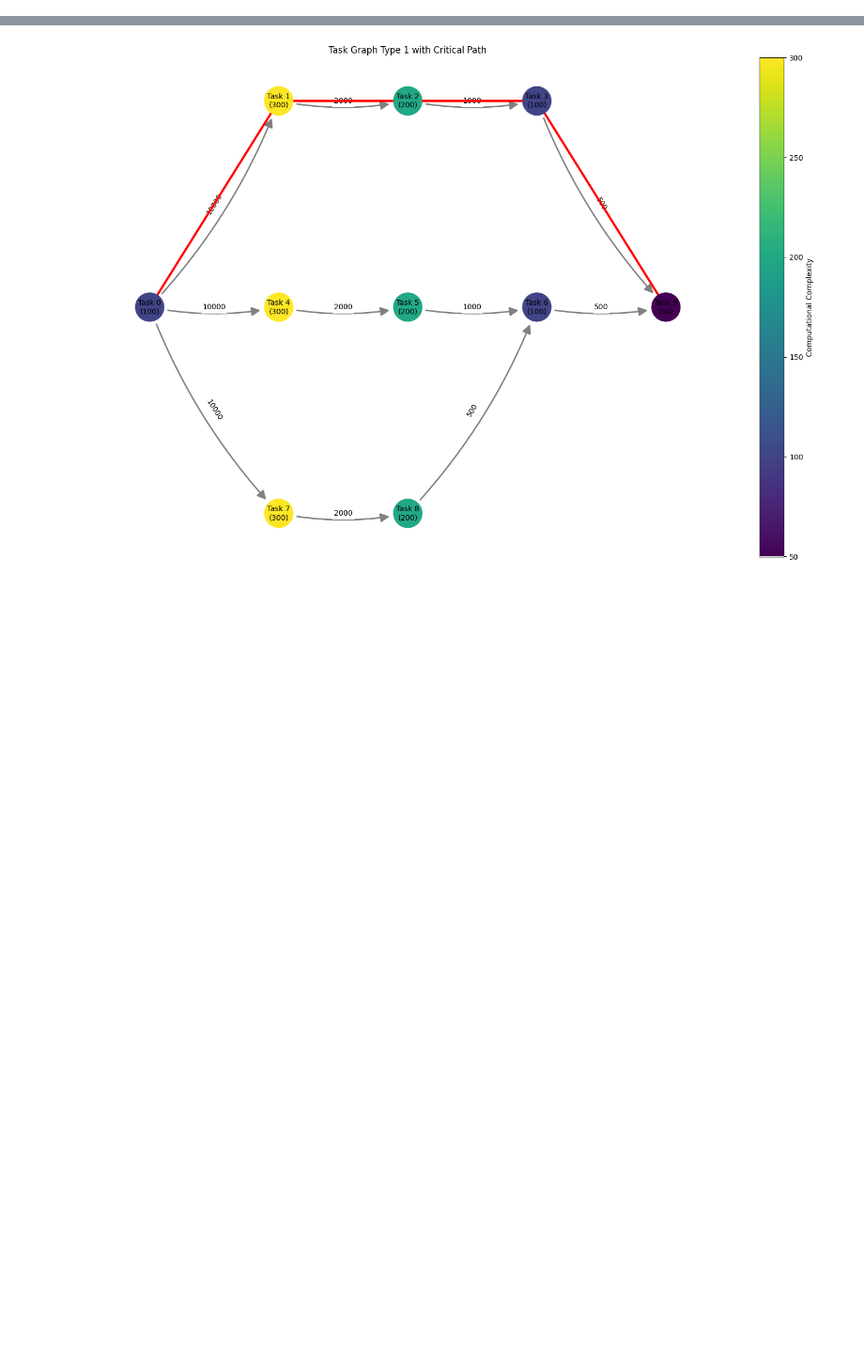
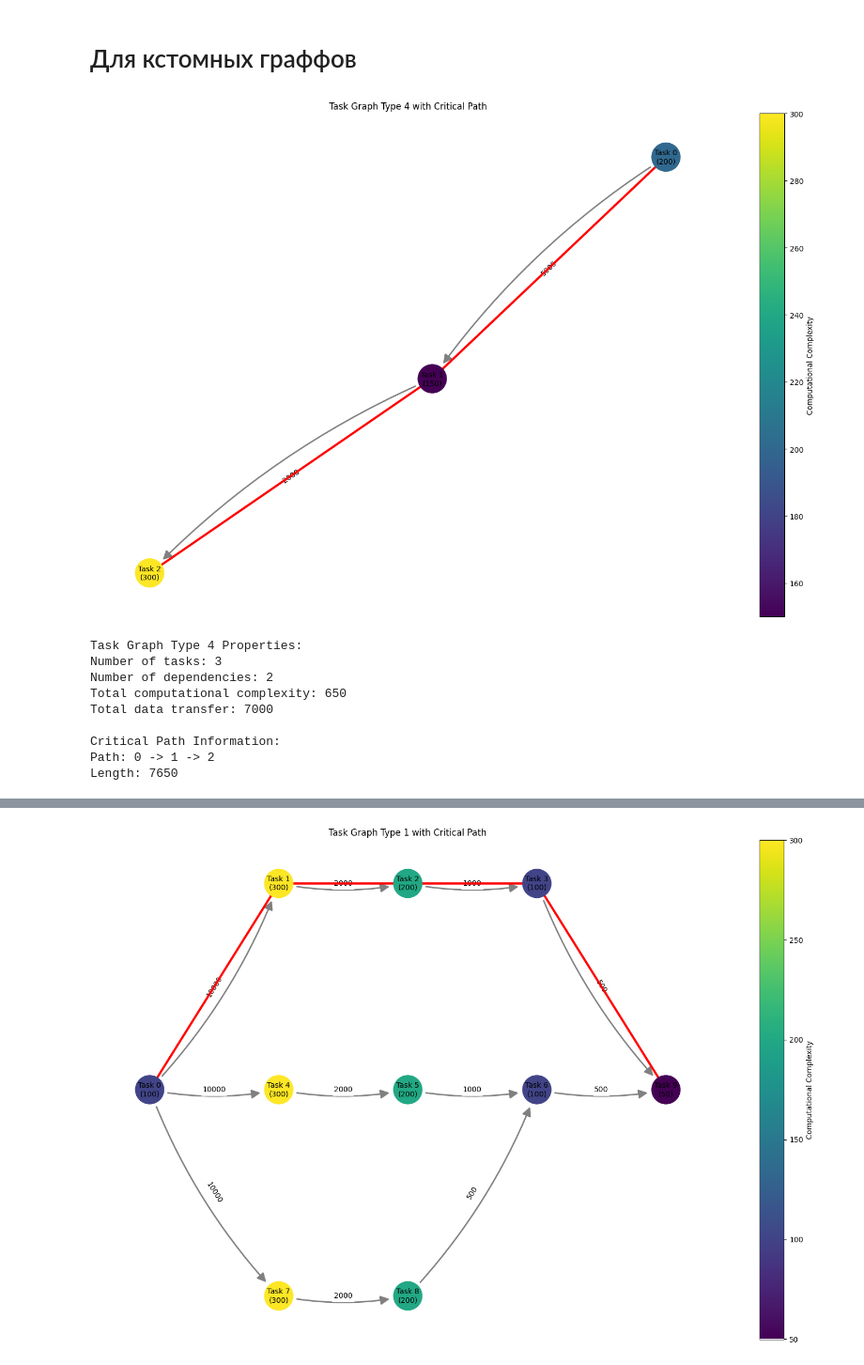
Before and after one commit to Me0n4ik/MATH, a Jupyter notebook: Новые расчеты/CASE 1.ipynb, the cells around one changed output, grey strips where cells are left out. Shown at 94% size. Drawn from its saved outputs; the diff is of its cells as text; code cells hidden in the pictures; blank space fills up the shorter version.

```diff
--- a/Новые расчеты/CASE 1.ipynb
+++ b/Новые расчеты/CASE 1.ipynb
@@ -9,3 +9,31 @@ from optiLib.problem import TaskGraph, NetGraph
 RANDOM_SEED = 1
 random.seed(RANDOM_SEED)
 np.random.seed(RANDOM_SEED)
+# %% [markdown]
+# Для кстомных граффов
+# %%
+custom_tasks = {
+    0: {"complexity": 200, "deadline": 500},
+    1: {"complexity": 150, "deadline": 600},
+    2: {"complexity": 300, "deadline": 700}
+}
+
+custom_edges = [
+    (0, 1, 5000),
+    (1, 2, 2000)
+]
+
+tg = TaskGraph(graph_type=4, tasks_params=custom_tasks, edges=custom_edges)
+tg.visualize()
+tg.print_info()
+# %% [output]
+[figure, added]
+Task Graph Type 4 Properties:
+Number of tasks: 3
+Number of dependencies: 2
+Total computational complexity: 650
+Total data transfer: 7000
+
+Critical Path Information:
+Path: 0 -> 1 -> 2
+Length: 7650
```
Also changed, not shown: parts of 21 cells of this notebook, 1 other file.
